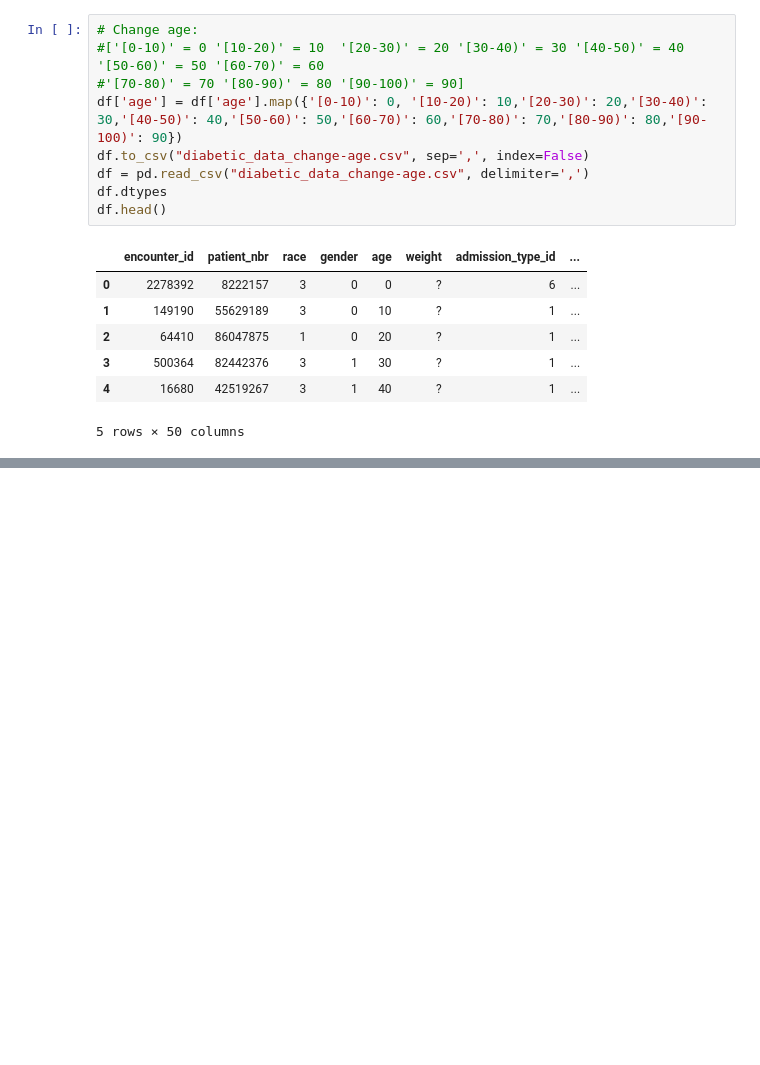
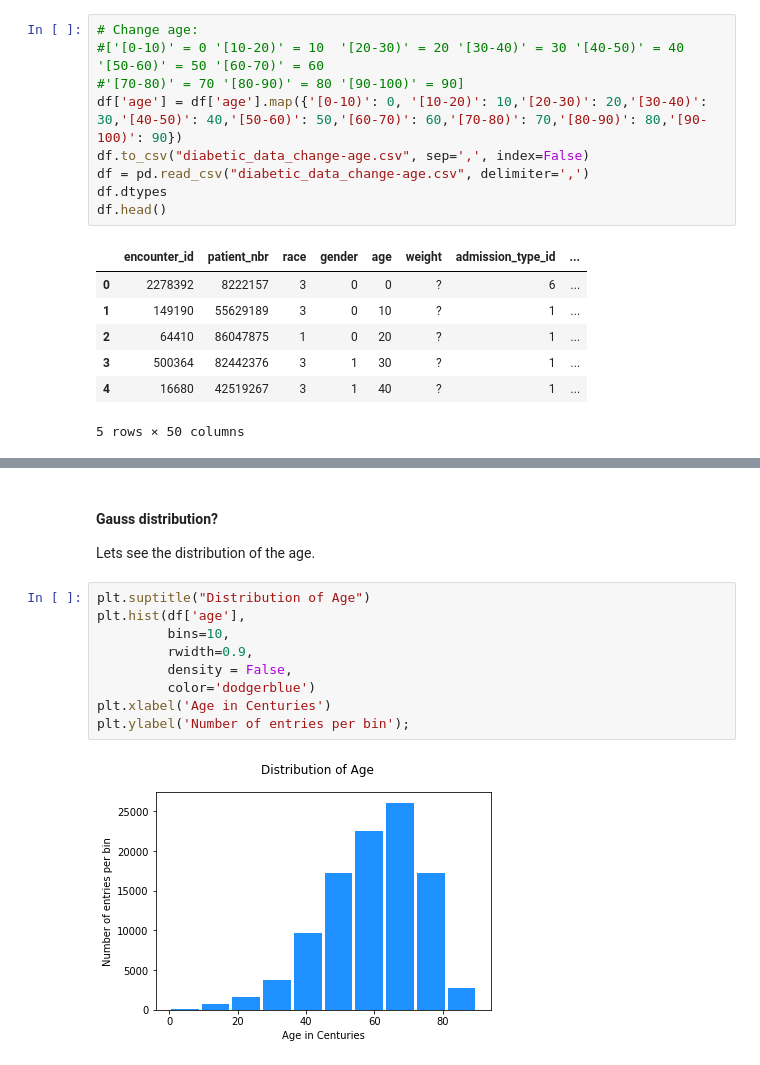
Before and after one commit to MuharremOkutan/datasciencetraining-1, a Jupyter notebook: solutiondiabetes.ipynb, the cells around one changed output, grey strips where cells are left out. Drawn from its saved outputs; the diff is of its cells as text; blank space fills up the shorter version.

```diff
--- a/solutiondiabetes.ipynb
+++ b/solutiondiabetes.ipynb
@@ -710,3 +731,18 @@ df.head()
 | 3 | 500364 | 82442376 | 3 | 1 | 30 | NaN | 1 | ... |
 | 4 | 16680 | 42519267 | 3 | 1 | 40 | NaN | 1 | ... |
 5 rows × 50 columns
+# %% [markdown]
+#### Gauss distribution?
+
+Lets see the distribution of the age.
+# %%
+plt.suptitle("Distribution of Age")
+plt.hist(df['age'],
+         bins=10,
+         rwidth=0.9,
+         density = False,
+         color='dodgerblue')
+plt.xlabel('Age in Centuries')
+plt.ylabel('Number of entries per bin');
+# %% [output]
+[figure, added]
```
Also changed, not shown: parts of 7 cells of this notebook, 1 other file.
